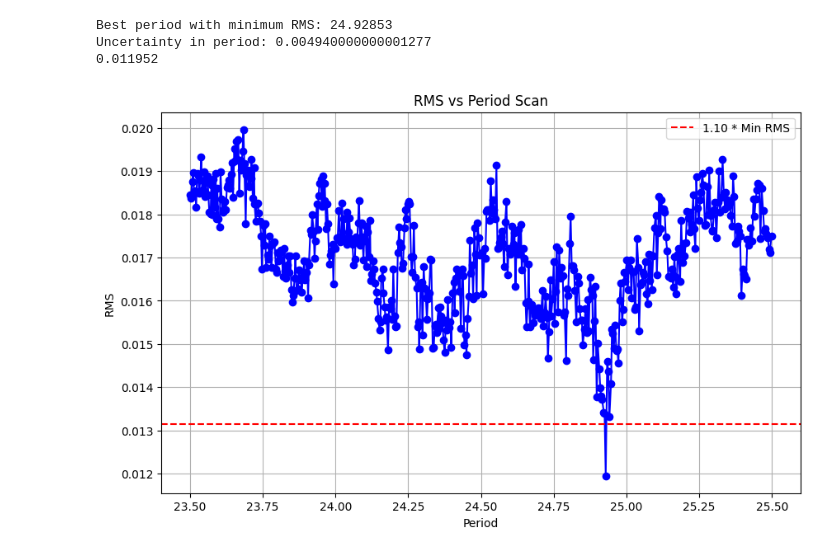
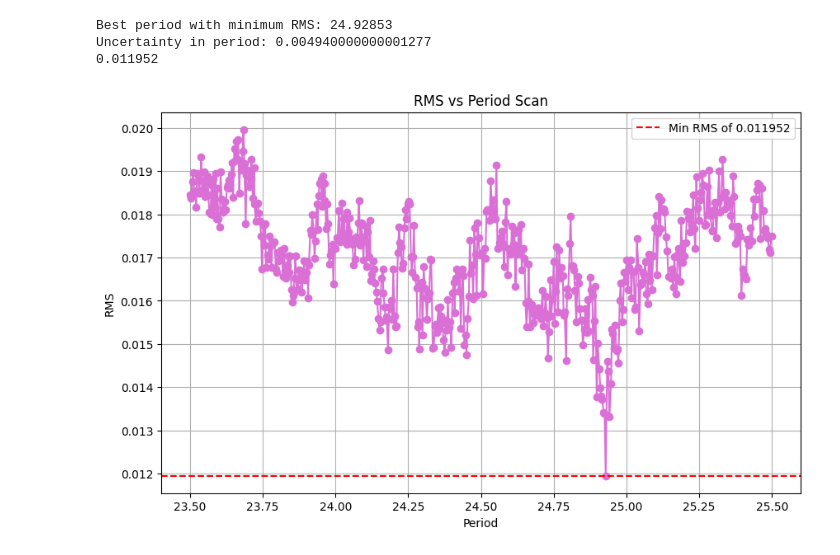
Before and after one commit to ASTR0MNSTR/univ_codes, a Jupyter notebook: 2025_2026/04-asteroids/period/period_scan.ipynb, the cells around one changed output. Cells and saved outputs as stored; diff of their text form; code cells hidden in the pictures.

```diff
--- a/2025_2026/04-asteroids/period/period_scan.ipynb
+++ b/2025_2026/04-asteroids/period/period_scan.ipynb
@@ -41,16 +41,16 @@ Uncertainty in period: 0.004940000000001277
 # %%
 fig, ax = plt.subplots(figsize=(10, 6))
 
-ax.plot(df['period'], df['rms'], marker='o', linestyle='-', color='b')
+ax.plot(df['period'], df['rms'], marker='o', linestyle='-', color='orchid')
 ax.set_xlabel('Period')
 ax.set_ylabel('RMS')
 ax.set_title('RMS vs Period Scan')
 ax.grid(True)
-ax.axhline(y=min_rms, color='r', linestyle='--', label='1.10 * Min RMS')
+ax.axhline(y=min_rms, color='r', linestyle='--', label=f'Min RMS of {min_rms:.6f}')
 ax.legend()
-plt.show()
+plt.savefig('period_scan_rms.pdf', dpi=600, bbox_inches='tight')
 # %% [output]
-[figure, old version]
+[figure, new version]
 # %%
 # 24.928438
 # 0.0121
```
Also changed, not shown: 13 other files.
